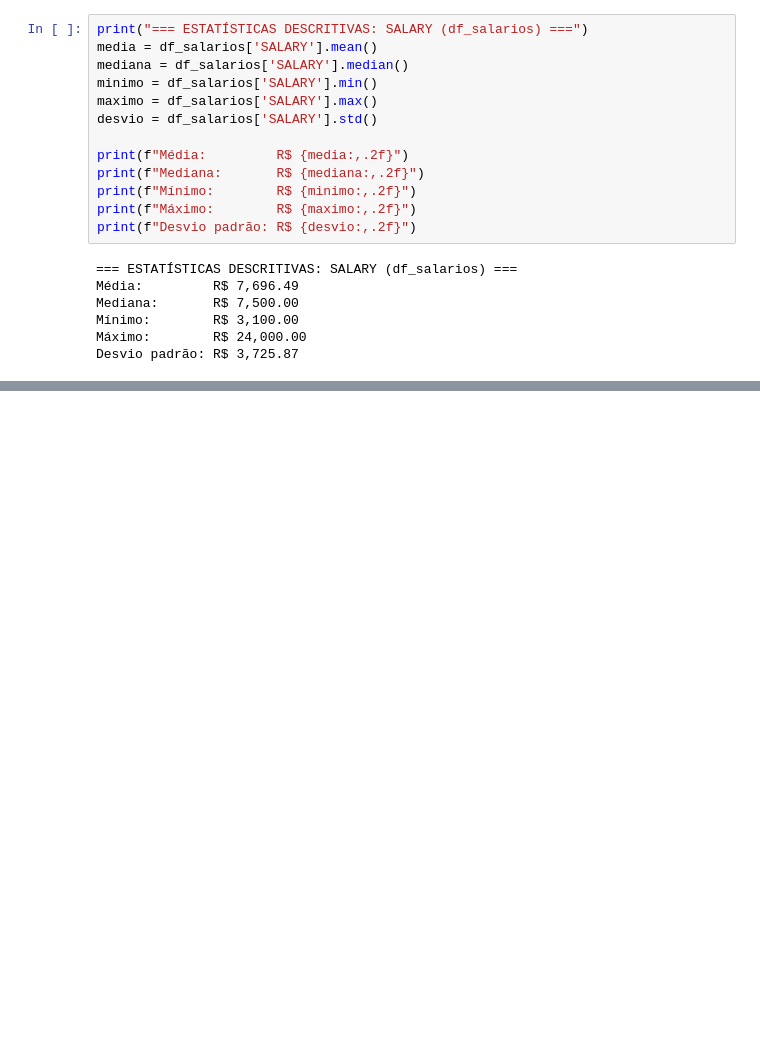
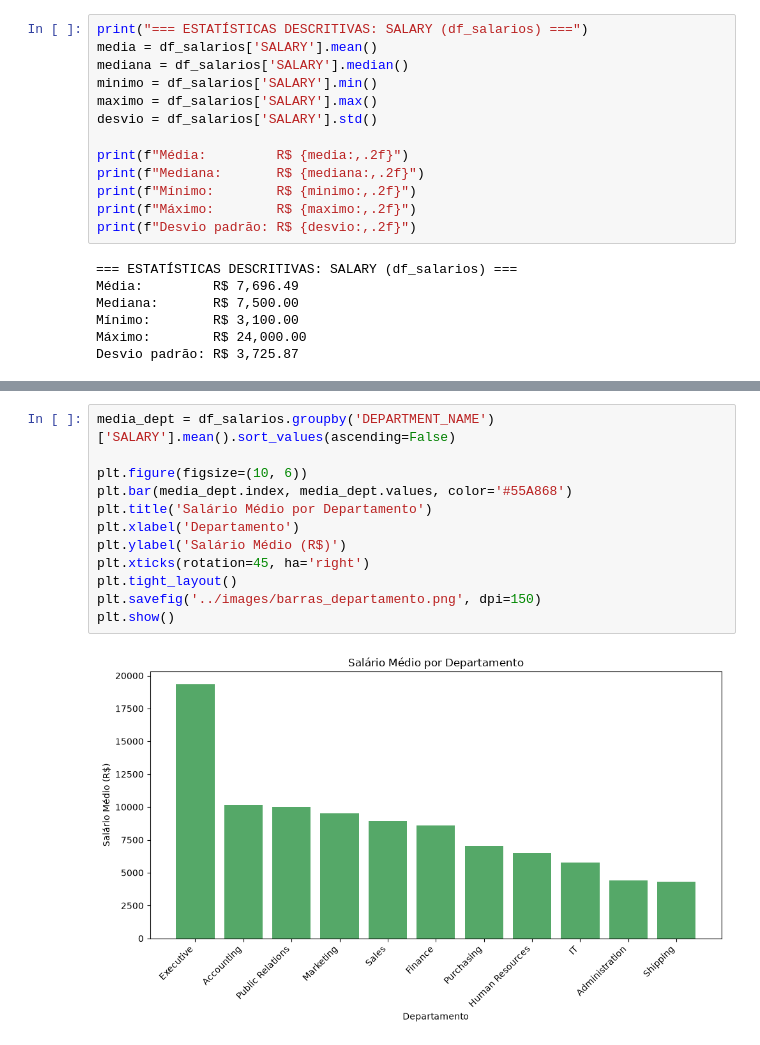
Before and after one commit to line26txs-boop/bi-hr-freesql-analysis, a Jupyter notebook: analysis/eda_salarios_rh.ipynb, the cells around one changed output, grey strips where cells are left out. Cells and saved outputs as stored; diff of their text form; blank space fills up the shorter version.

```diff
--- a/analysis/eda_salarios_rh.ipynb
+++ b/analysis/eda_salarios_rh.ipynb
@@ -166,0 +179,14 @@ Desvio padrão: R$ 3,725.87
+# %%
+media_dept = df_salarios.groupby('DEPARTMENT_NAME')['SALARY'].mean().sort_values(ascending=False)
+
+plt.figure(figsize=(10, 6))
+plt.bar(media_dept.index, media_dept.values, color='#55A868')
+plt.title('Salário Médio por Departamento')
+plt.xlabel('Departamento')
+plt.ylabel('Salário Médio (R$)')
+plt.xticks(rotation=45, ha='right')
+plt.tight_layout()
+plt.savefig('../images/barras_departamento.png', dpi=150)
+plt.show()
+# %% [output]
+[figure, added]
```
Also changed, not shown: parts of 4 cells of this notebook, 4 other files.
